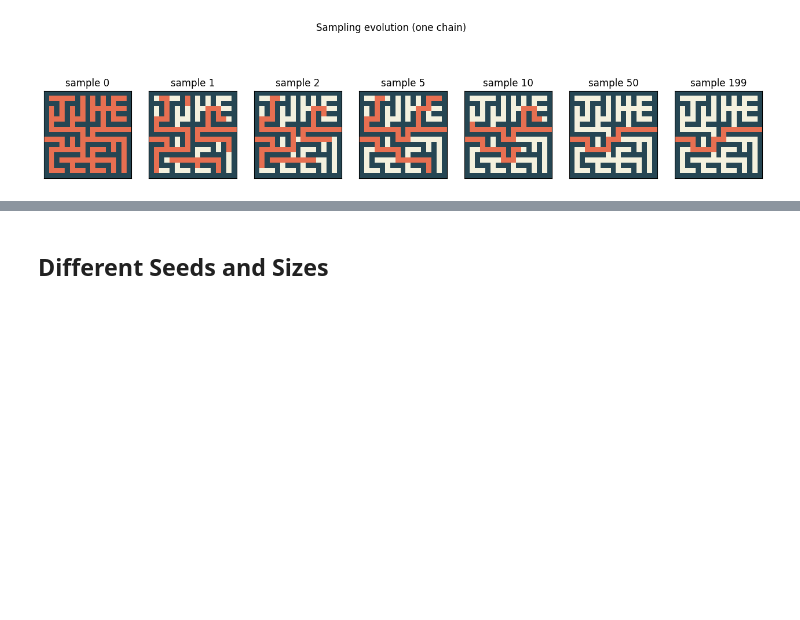
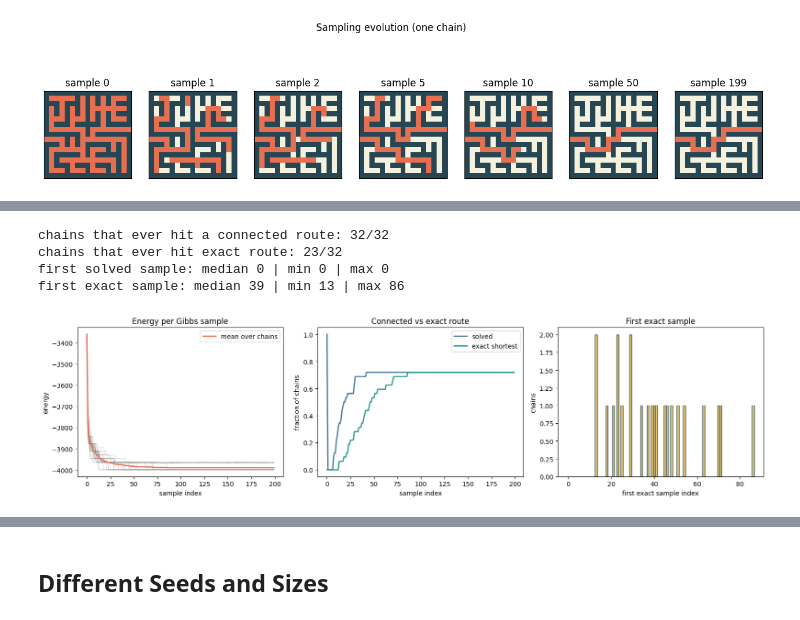
Before and after one commit to vstrozzi/prob-computing, a Jupyter notebook: maze_solution_comparison.ipynb, the cells around one changed output, grey strips where cells are left out. Cells and saved outputs as stored; diff of their text form; code cells hidden in the pictures; blank space fills up the shorter version.

Commit message:
Solve maze

```diff
--- a/maze_solution_comparison.ipynb
+++ b/maze_solution_comparison.ipynb
@@ -171,0 +224,41 @@ lowest-energy state equals shortest route: True
+# %%
+exact = evolution['exact_samples']
+solved = evolution['solved_samples']
+ever_exact = exact.any(axis=1)
+ever_solved = solved.any(axis=1)
+first_exact = np.where(ever_exact, exact.argmax(axis=1), -1)
+first_solved = np.where(ever_solved, solved.argmax(axis=1), -1)
+
+fig, axes = plt.subplots(1, 3, figsize=(16, 4.2))
+visualize.plot_energy_trace(evolution['energies'], ax=axes[0], title='Energy per Gibbs sample')
+axes[1].plot(solved.mean(axis=0), color='#457b9d', lw=2, label='solved')
+axes[1].plot(exact.mean(axis=0), color='#2a9d8f', lw=2, label='exact shortest')
+axes[1].set_ylim(-0.05, 1.05)
+axes[1].set_xlabel('sample index')
+axes[1].set_ylabel('fraction of chains')
+axes[1].set_title('Connected vs exact route')
+axes[1].legend()
+if ever_exact.any():
+    axes[2].hist(first_exact[ever_exact], bins=np.arange(first_exact[ever_exact].max() + 2) - 0.5,
+                 color='#e9c46a', edgecolor='#264653')
+axes[2].set_xlabel('first exact sample index')
+axes[2].set_ylabel('chains')
+axes[2].set_title('First exact sample')
+fig.tight_layout()
+
+print('chains that ever hit a connected route:', f'{ever_solved.sum()}/{len(ever_solved)}')
+print('chains that ever hit exact route:', f'{ever_exact.sum()}/{len(ever_exact)}')
+if ever_solved.any():
+    print('first solved sample: median', int(np.median(first_solved[ever_solved])),
+          '| min', int(first_solved[ever_solved].min()),
+          '| max', int(first_solved[ever_solved].max()))
+if ever_exact.any():
+    print('first exact sample: median', int(np.median(first_exact[ever_exact])),
+          '| min', int(first_exact[ever_exact].min()),
+          '| max', int(first_exact[ever_exact].max()))
+# %% [output]
+chains that ever hit a connected route: 32/32
+chains that ever hit exact route: 23/32
+first solved sample: median 0 | min 0 | max 0
+first exact sample: median 39 | min 13 | max 86
+[figure, added]
```
Also changed, not shown: parts of 14 cells of this notebook, 3 other files.
